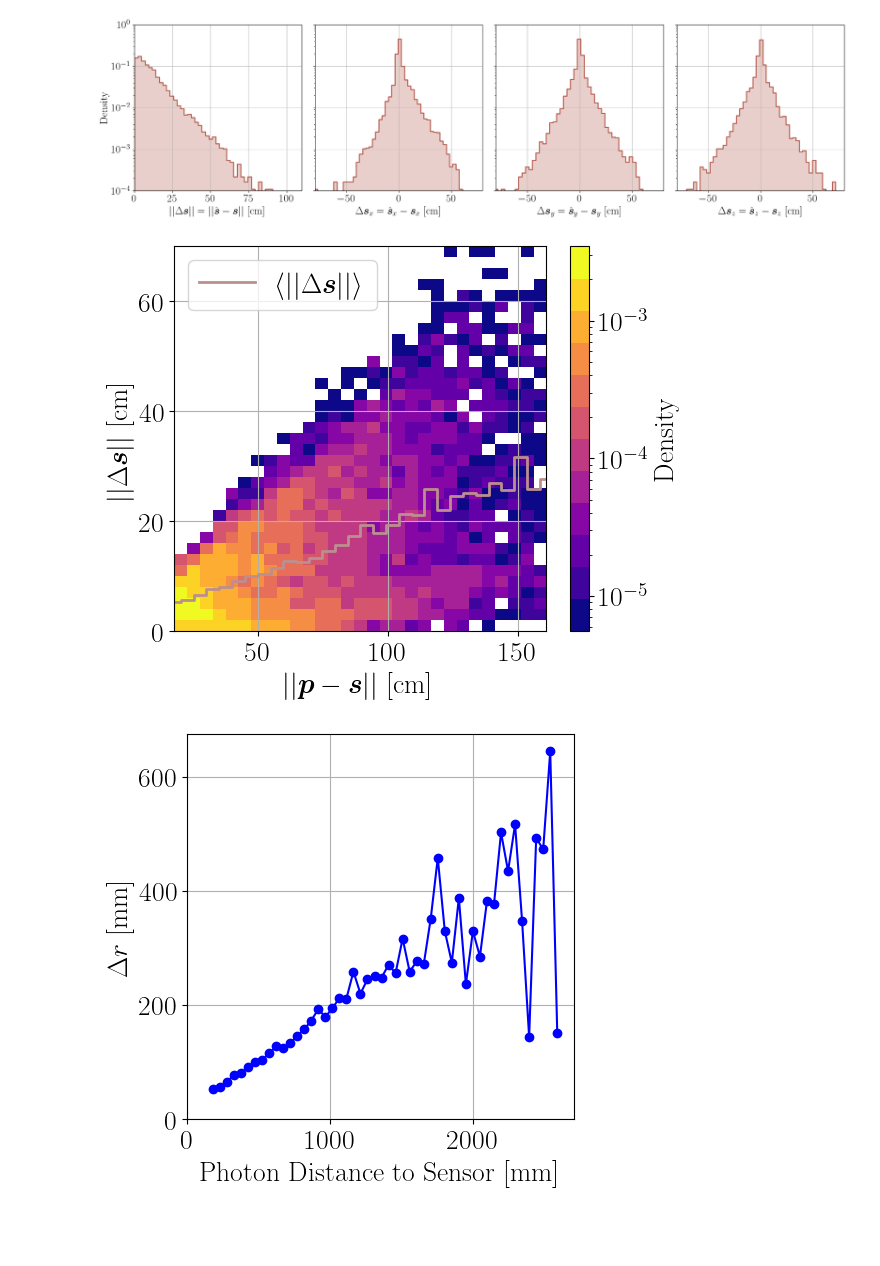
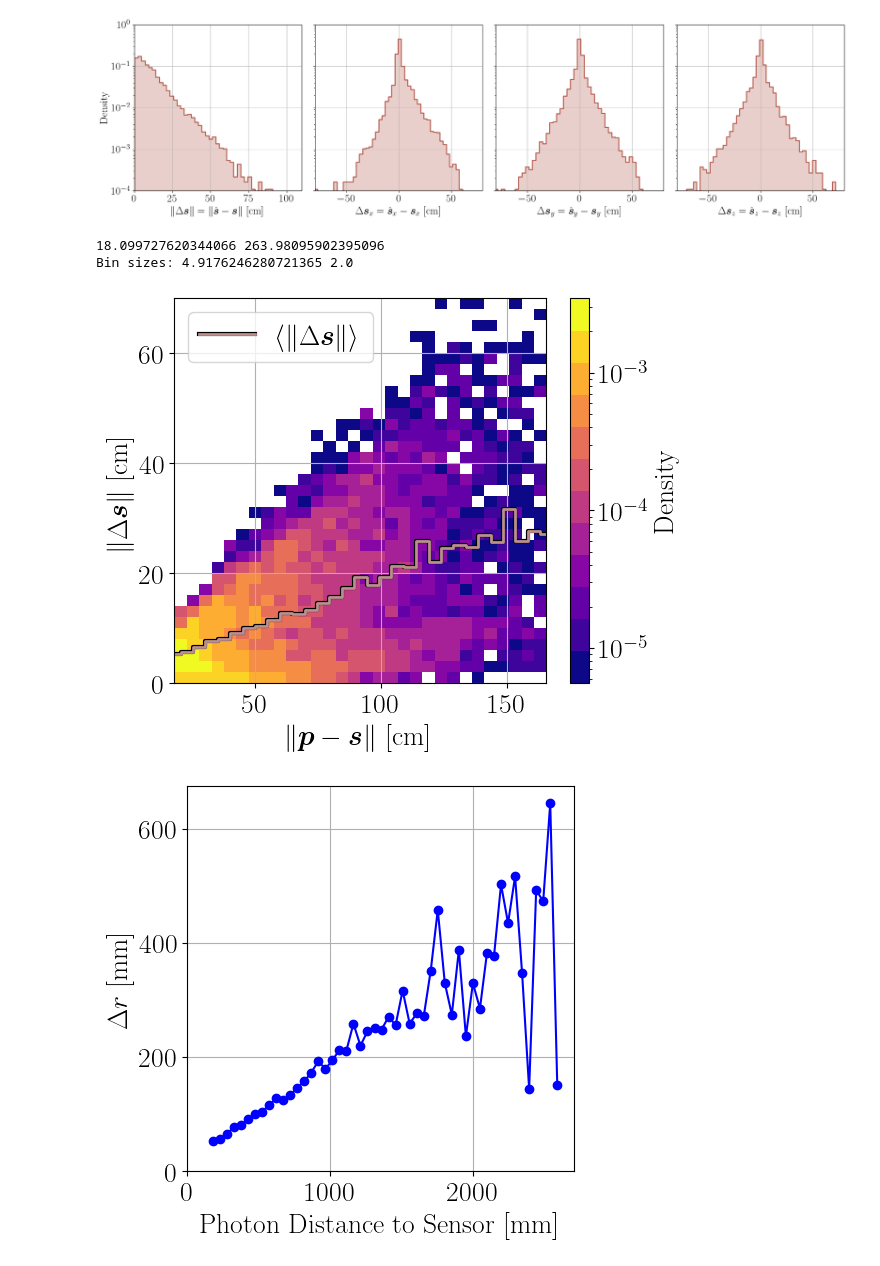
Before and after one commit to Noah-Everett/DSPS-Detector, a Jupyter notebook: analysis/sensitivityAnalysis.ipynb, the cells around one changed output. Drawn from its saved outputs; the diff is of its cells as text; code cells hidden in the pictures; blank space fills up the shorter version.

```diff
--- a/analysis/sensitivityAnalysis.ipynb
+++ b/analysis/sensitivityAnalysis.ipynb
@@ -535,38 +535,47 @@ colorsmap = ListedColormap(colors)
 colors = cm.twilight(np.linspace(0,1,40))
 
 ymax = 70
 
 yscale = 10
 xscale = 10
 
+print(df_hits['relativeVector_r'].min()/xscale, df_hits['relativeVector_r'].max()/xscale)
+
 bins_x = np.linspace(df_hits['relativeVector_r'].min()/xscale, df_hits['relativeVector_r'].max()/xscale, nBins + 1)
+# bins_x = np.linspace(16, 266, nBins + 1)
 # bins_y = np.linspace(df_hits['reconstructedPoint_initial_distance_r'].min(), df_hits['reconstructedPoint_initial_distance_r'].max(), nBins + 1)
 bins_y = np.linspace(0, ymax, 35+1)
 df_hits['bin'] = pd.cut(df_hits['relativeVector_r']/xscale, bins=bins_x)
 average_recoPoint_r = df_hits.groupby('bin')['reconstructedPoint_initial_distance_r'].mean()/yscale
 
+print("Bin sizes:", np.diff(bins_x)[0], np.diff(bins_y)[0])
+
+
 fig, ax = plt.subplots(figsize=(6, 5))
 hist = ax.hist2d(df_hits['relativeVector_r']/xscale, df_hits['reconstructedPoint_initial_distance_r']/yscale, bins=(bins_x,bins_y), norm=LogNorm(), cmap=colorsmap, density=True)
-ax.plot(bins_x[:-1], average_recoPoint_r, marker='o', linestyle='-', color='rosybrown', drawstyle='steps-mid', markersize=0, linewidth=2, label=r'$\langle||\Delta\boldsymbol{s}||\rangle$')
-ax.set_xlabel(r'$||\boldsymbol{p}-\boldsymbol{s}||$ [cm]')
-ax.set_ylabel(r'$||\Delta\boldsymbol{s}||$ [cm]')
+ax.plot(bins_x[:-1], average_recoPoint_r, marker='o', linestyle='-', color='rosybrown', drawstyle='steps-mid', markersize=0, linewidth=2, label=r'$\langle \norm{ \Delta\boldsymbol{s} } \rangle$', path_effects=[pe.Stroke(linewidth=3, foreground='k'), pe.Normal()])
+ax.set_xlabel(r'$ \norm{ \boldsymbol{p} - \boldsymbol{s} }$ [cm]')
+ax.set_ylabel(r'$ \norm{ \Delta \boldsymbol{s} }$ [cm]')
 # ax.set_xscale('log')
 # ax.set_yscale('log')
 # ax.set_title('Relative Vector vs Reconstructed Point Initial Distance')
-index = np.abs(bins_x - 160).argmin()
+index = np.abs(bins_x - 166).argmin()
 ax.set_xlim(xmax=bins_x[index])
 ax.set_ylim(0, ymax)
 
 ax.grid()
 ax.legend(loc='upper left')
 
 cbar = plt.colorbar(hist[3], ax=ax)
+# cbar.set_label('Density/5 cm/2 cm')
 cbar.set_label('Density')
 
 fig.savefig('../figures/relativeVector_vs_reconstructedPointInitialDistance.pdf', bbox_inches='tight')
 fig.show()
 # %% [output]
+18.099727620344066 263.98095902395096
+Bin sizes: 4.9176246280721365 2.0
-[figure, old version]
+[figure, new version]
 # %%
 num_bins = 50
 bins = np.linspace(df_hits['relativeVector_r'].min(), df_hits['relativeVector_r'].max(), num_bins + 1)
```
Also changed, not shown: parts of 2 cells of this notebook, 38 other files.
